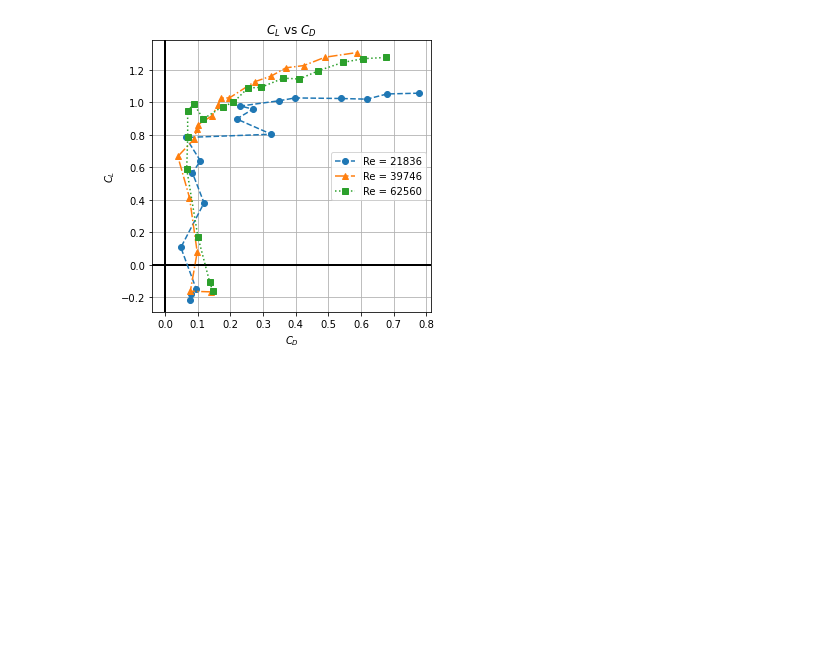
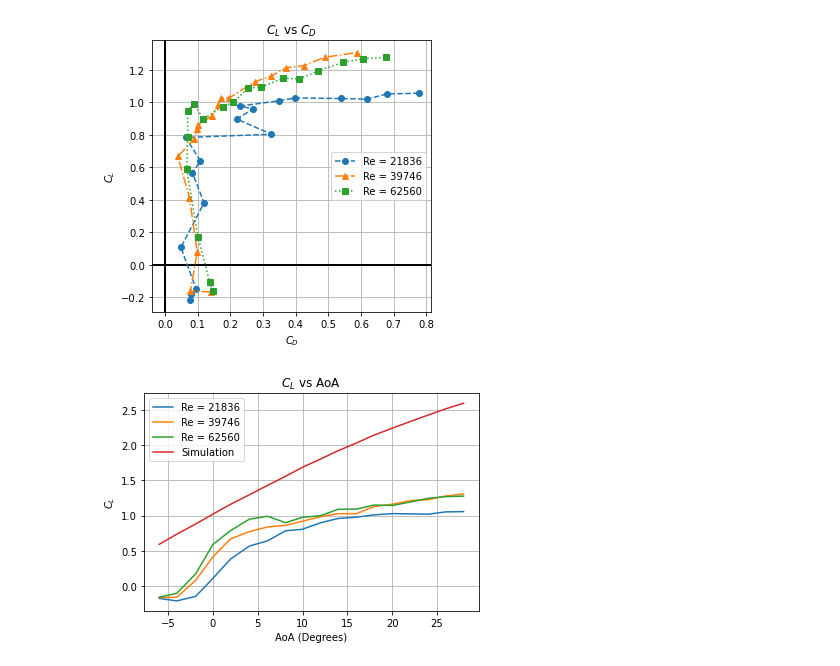
Before and after one commit to EvanY14/AE460-Fa23, a Jupyter notebook: Lab_5/dat_anal.ipynb, the cells around one changed output. Saved outputs shown, nothing was run; the diff lists cells and outputs as text; code cells hidden in the pictures; blank space fills up the shorter version.

```diff
--- a/Lab_5/dat_anal.ipynb
+++ b/Lab_5/dat_anal.ipynb
@@ -218,3 +218,20 @@ plot_trials(aoa_list, cl_list, cd_list, cm_list, re_list, ['o', '^', 's'], ['--'
 [figure]
 [figure]
 [figure]
+# %%
+sim_data = pd.read_csv('data/sim_data.csv')
+sim_cl = sim_data["CL"]
+sim_cd = sim_data["CD"]
+sim_cm = sim_data["CM3"]
+# %%
+plt.plot(np.array(aoa_list[0]), np.array(cl_10), label="Re = 21836")
+plt.plot(np.array(aoa_list[0]), np.array(cl_20), label="Re = 39746")
+plt.plot(np.array(aoa_list[0]), np.array(cl_30), label="Re = 62560")
+plt.plot(np.array(aoa_list[0]), np.array(sim_cl), label="Simulation")
+plt.legend()
+plt.xlabel("AoA (Degrees)")
+plt.ylabel("$C_L$")
+plt.title("$C_L$ vs AoA")
+plt.grid()
+# %% [output]
+[figure, added]
```
Also changed, not shown: parts of 3 cells of this notebook, 3 other files.
